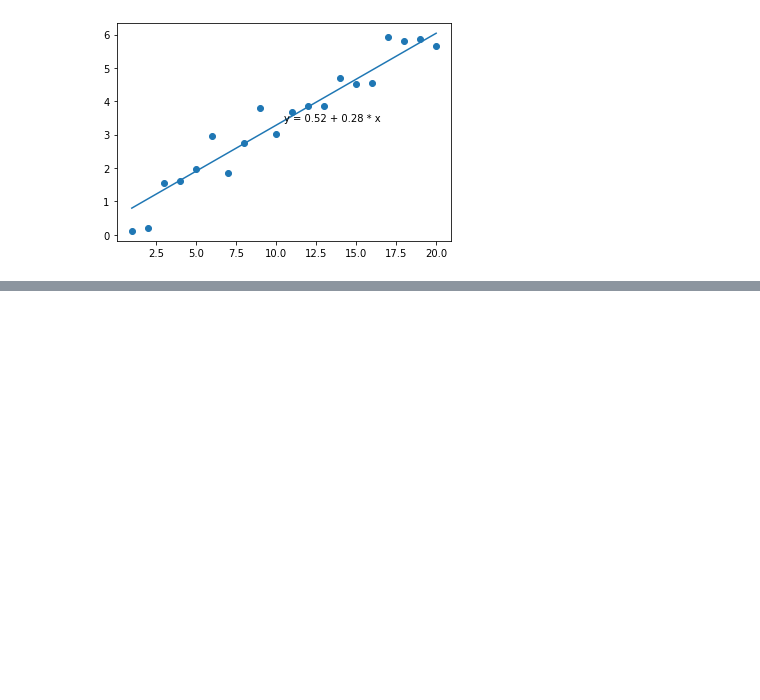
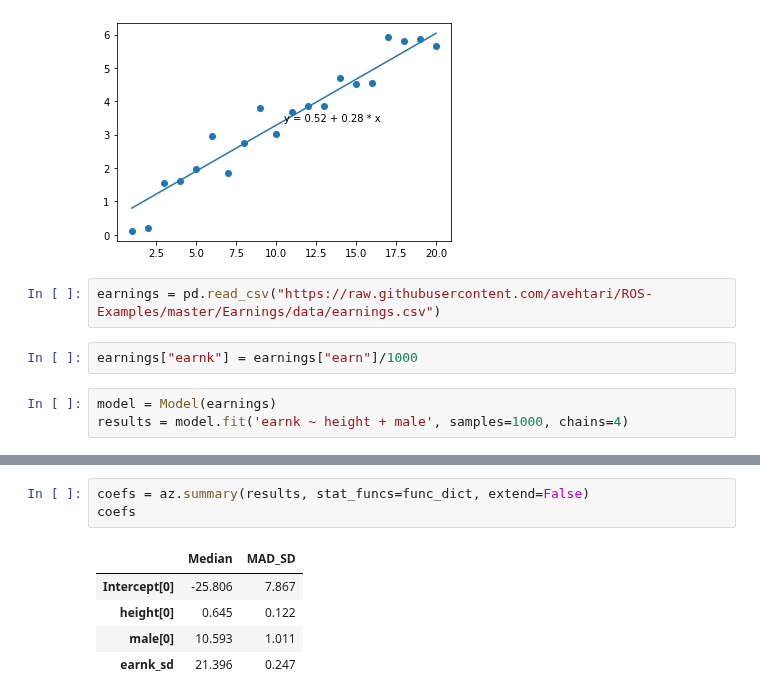
Before and after one commit to bambinos/educational-resources, a Jupyter notebook: ROS/Chapter_6.ipynb, the cells around one changed output, grey strips where cells are left out. Saved outputs shown, nothing was run; the diff lists cells and outputs as text; blank space fills up the shorter version.

Commit message:
Add earnings example

```diff
--- a/ROS/Chapter_6.ipynb
+++ b/ROS/Chapter_6.ipynb
@@ -60,3 +60,10 @@ ax.text(x_bar, a_hat+b_hat*x_bar,
 # %% [output]
 Text(10.5, 3.419, 'y = 0.52 + 0.28 * x')
 [figure]
+# %%
+earnings = pd.read_csv("https://raw.githubusercontent.com/avehtari/ROS-Examples/master/Earnings/data/earnings.csv")
+# %%
+earnings["earnk"] = earnings["earn"]/1000
+# %%
+model = Model(earnings)
+results = model.fit('earnk ~ height + male', samples=1000, chains=4)
@@ -62,0 +87,9 @@ Text(10.5, 3.419, 'y = 0.52 + 0.28 * x')
+# %%
+coefs = az.summary(results, stat_funcs=func_dict, extend=False)
+coefs
+# %% [output]
+|  | Median | MAD_SD |
+| Intercept[0] | -25.806 | 7.867 |
+| height[0] | 0.645 | 0.122 |
+| male[0] | 10.593 | 1.011 |
+| earnk_sd | 21.396 | 0.247 |
```
Also changed, not shown: parts of 2 cells of this notebook.
